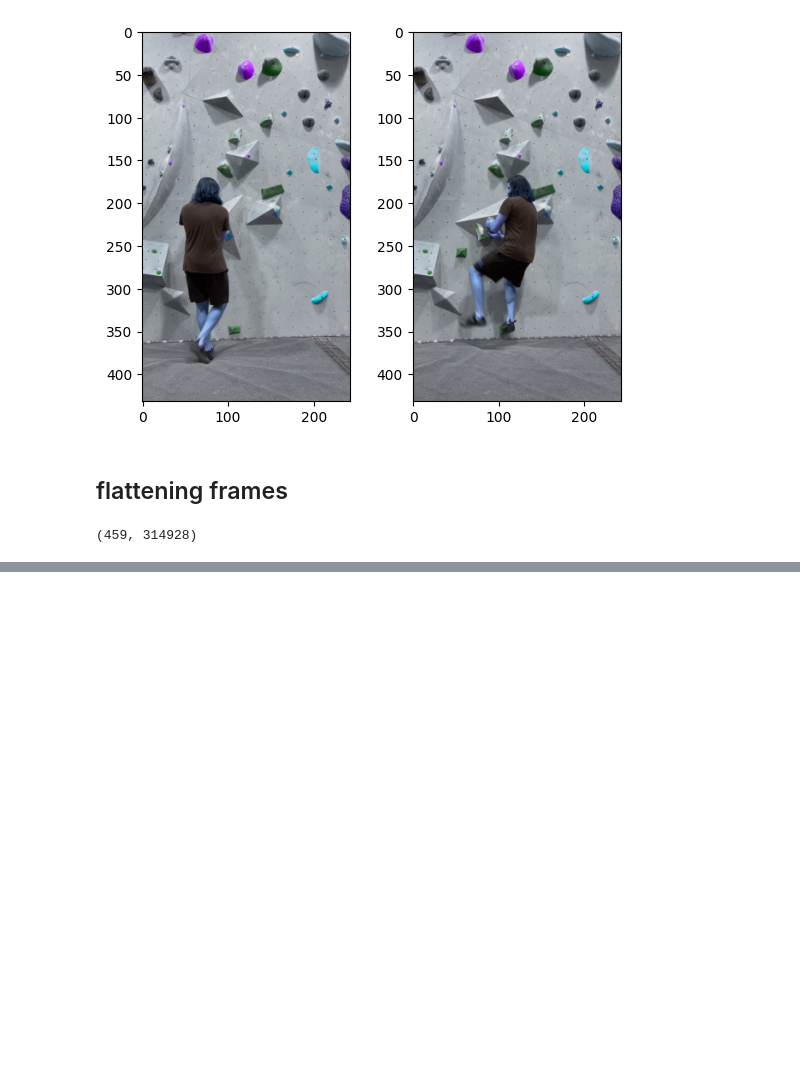
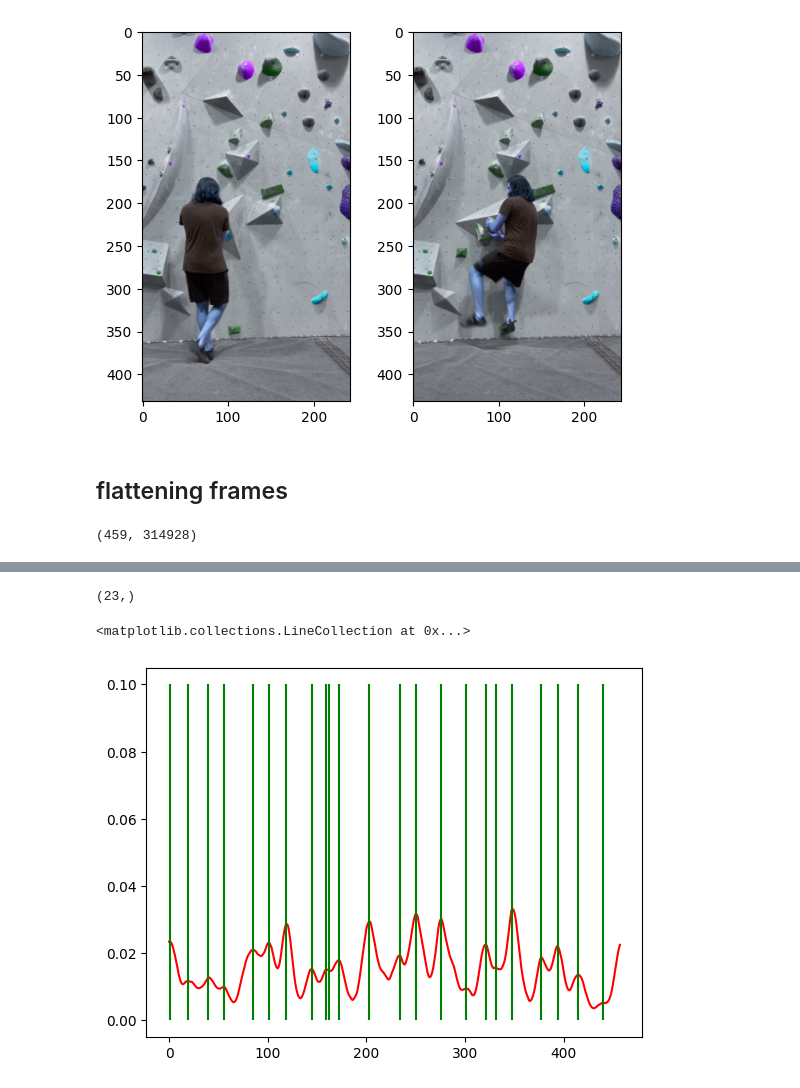
Before and after one commit to ar10000/mountain_goat, a Jupyter notebook: notebooks/move_detector.ipynb, the cells around one changed output, grey strips where cells are left out. Drawn from its saved outputs; the diff is of its cells as text; code cells hidden in the pictures; blank space fills up the shorter version.

```diff
--- a/notebooks/move_detector.ipynb
+++ b/notebooks/move_detector.ipynb
@@ -175,0 +157,18 @@ ax[1].imshow(disimilar_frames[15])
+# %%
+significant_frames =[]
+length_video = len(resized_frame_list)
+similarity_dict={}
+for id, frame in enumerate(resized_frame_list):
+    if id == length_video-1:
+        break
+    new_frame = frame
+    next_frame = resized_frame_list[id +1]
+    new_frame_coordinates=np.array(list(get_pose_image(new_frame).values()))
+    next_frame_coordinates = np.array(list(get_pose_image(next_frame).values()))
+    #calculating angle between coordinates in frames
+    unit_vector_1 = new_frame_coordinates/ np. linalg. norm(new_frame_coordinates)
+    unit_vector_2 = next_frame_coordinates / np. linalg. norm(next_frame_coordinates)
+    dot_product = np. dot(unit_vector_1, unit_vector_2)
+    angle = np. arccos(dot_product)
+    print(f'Calculating angle , now on frame{id}')
+    similarity_dict[f'frame{id} vs frame{id +1}'] = angle
@@ -175,0 +193,14 @@ ax[1].imshow(disimilar_frames[15])
+# %%
+angles = np.array(list(similarity_dict.values()))
+smooth_angles = signal.savgol_filter(x=angles, window_length=18, polyorder=3, mode='nearest')
+smoother_angles = signal.savgol_filter(x=smooth_angles, window_length=18, polyorder=3, mode='nearest')
+maxima_indices= signal.argrelmax(smoother_angles)
+print(maxima_indices[0].shape)
+# plt.plot(angles)
+# plt.plot(smooth_angles, color='b')
+plt.plot(smoother_angles, color='r')
+plt.vlines(maxima_indices[0], ymin=0, ymax=0.10, colors='g')
+# %% [output]
+(23,)
+<matplotlib.collections.LineCollection at 0x...>
+[figure, added]
```
Also changed, not shown: parts of 11 cells of this notebook.
